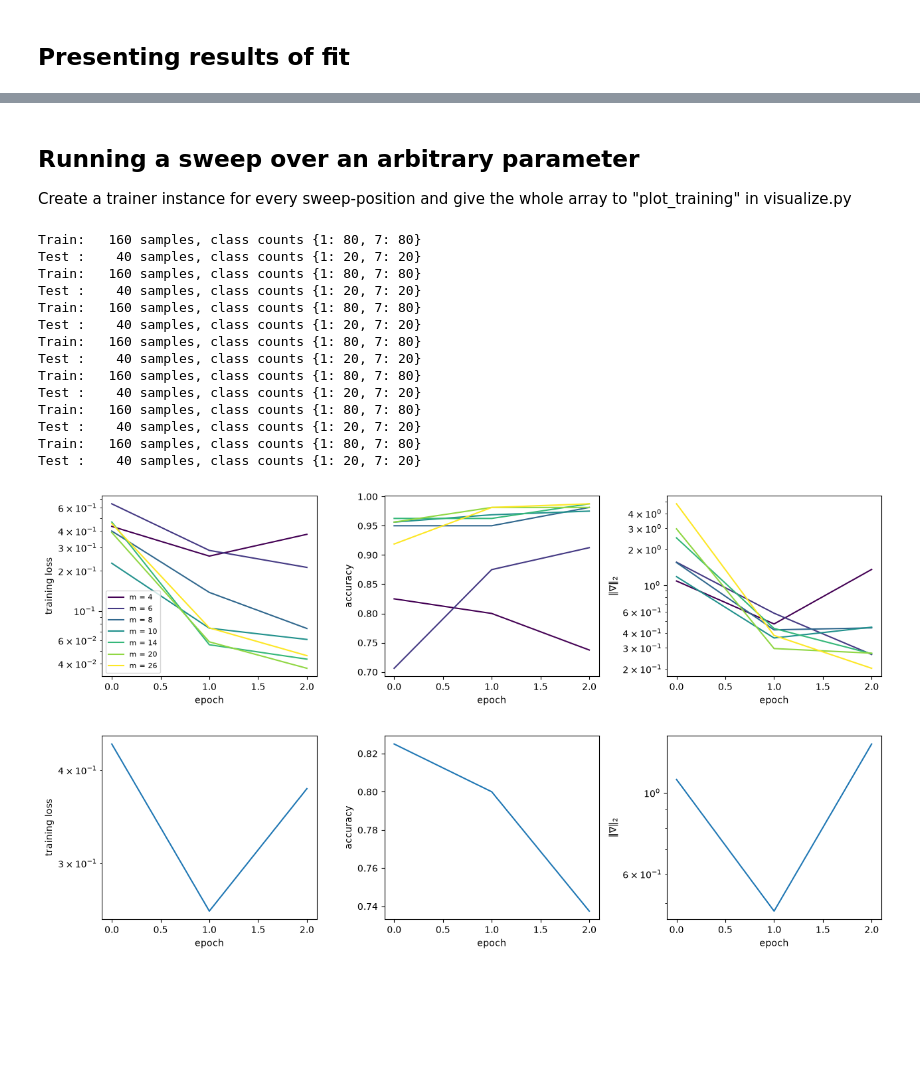
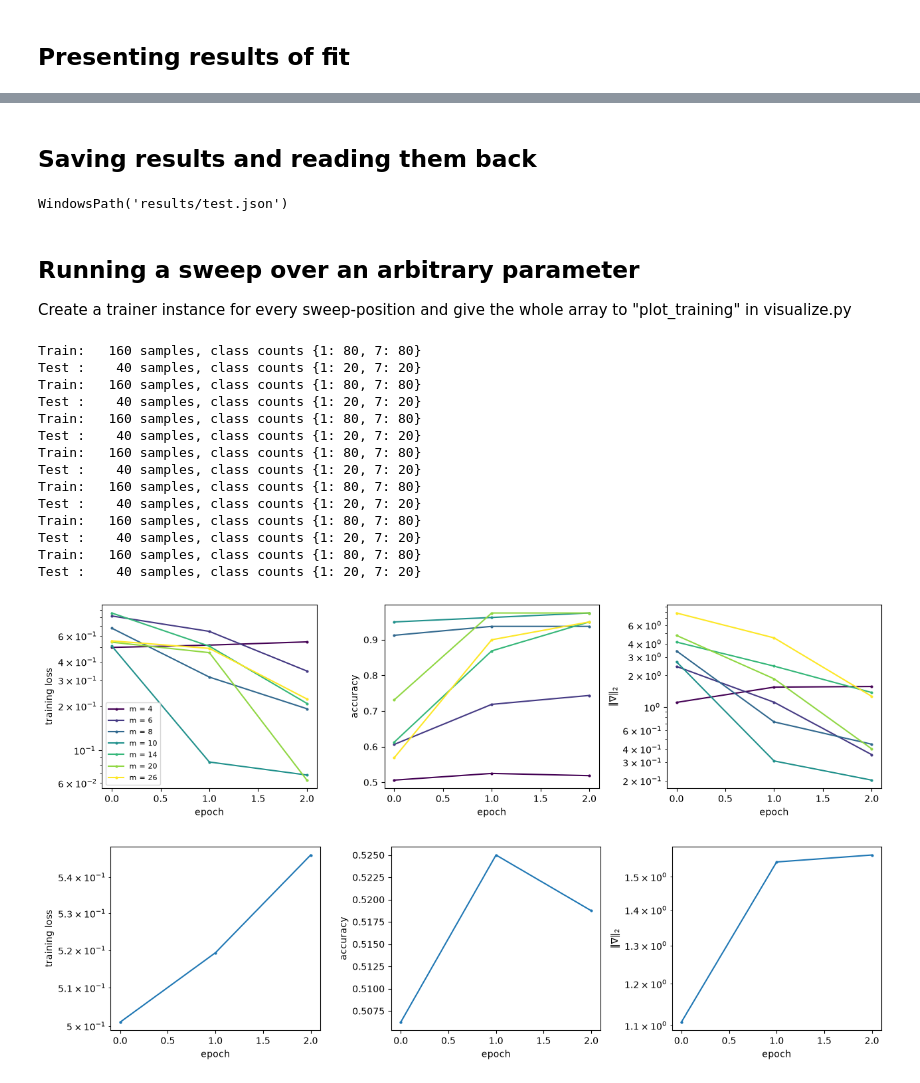
Before and after one commit to kaschdaniel/MANTIS, a Jupyter notebook: Training.ipynb, the cells around one changed output, grey strips where cells are left out. Cells and saved outputs as stored; diff of their text form; code cells hidden in the pictures; blank space fills up the shorter version.

```diff
--- a/Training.ipynb
+++ b/Training.ipynb
@@ -74,3 +73,16 @@ NameError: name 'plot_runs' is not defined
+# %% [markdown]
+## Saving results and reading them back
+# %%
+m="test"
+trainer.save(f"results/{m}.json", test_acc=test_acc)
+# %% [output]
+WindowsPath('results/test.json')
+# %%
+# laden
+import os
+
+trainer = Trainer.load(os.path.join(os.getcwd(),"results/test.json"))
+print(trainer.extra["test_acc"])
 # %% [markdown]
 ## Running a sweep over an arbitrary parameter
 Create a trainer instance for every sweep-position and give the whole array to "plot_training" in visualize.py
@@ -78,33 +90,33 @@ Create a trainer instance for every sweep-position and give the whole array to "
 ms = [4, 6, 8, 10, 14,20,26]
 trainers = []
 for m in ms:
-    cfg = TrainConfig(m_side=m, learning_rate=0.3, batch_size=64, param_init_seed=0, max_epochs=3)
+    cfg = TrainConfig(m_side=m, learning_rate=0.3, batch_size=500, param_init_seed=0, max_epochs=3)
     E_tr, y_tr, E_te, y_te = get_data(values, number=200, m_side=m,
                                       theta_enc=1, normalize_energy=True,
                                       seed=1550, balanced=True, verbose=True)
     t = Trainer(MZIMesh(cfg.N, plan_rectangular(cfg.N, cfg.N)), cfg)
     t.fit(E_tr, y_tr)
     t.test_acc = t.evaluate(E_te, y_te)[1]
     trainers.append(t)
 
 fig, _ = plot_training(trainers, ms, "m")
 
 # Einzelner Lauf
 fig, _ = plot_training(trainers[0])
 # %% [output]
 Train:   160 samples, class counts {1: 80, 7: 80}
 Test :    40 samples, class counts {1: 20, 7: 20}
 Train:   160 samples, class counts {1: 80, 7: 80}
 Test :    40 samples, class counts {1: 20, 7: 20}
 Train:   160 samples, class counts {1: 80, 7: 80}
 Test :    40 samples, class counts {1: 20, 7: 20}
 Train:   160 samples, class counts {1: 80, 7: 80}
 Test :    40 samples, class counts {1: 20, 7: 20}
 Train:   160 samples, class counts {1: 80, 7: 80}
 Test :    40 samples, class counts {1: 20, 7: 20}
 Train:   160 samples, class counts {1: 80, 7: 80}
 Test :    40 samples, class counts {1: 20, 7: 20}
 Train:   160 samples, class counts {1: 80, 7: 80}
 Test :    40 samples, class counts {1: 20, 7: 20}
-[figure, old version]
+[figure, new version]
-[figure, old version]
+[figure, new version]
```
Also changed, not shown: parts of 7 cells of this notebook, 3 other files.
